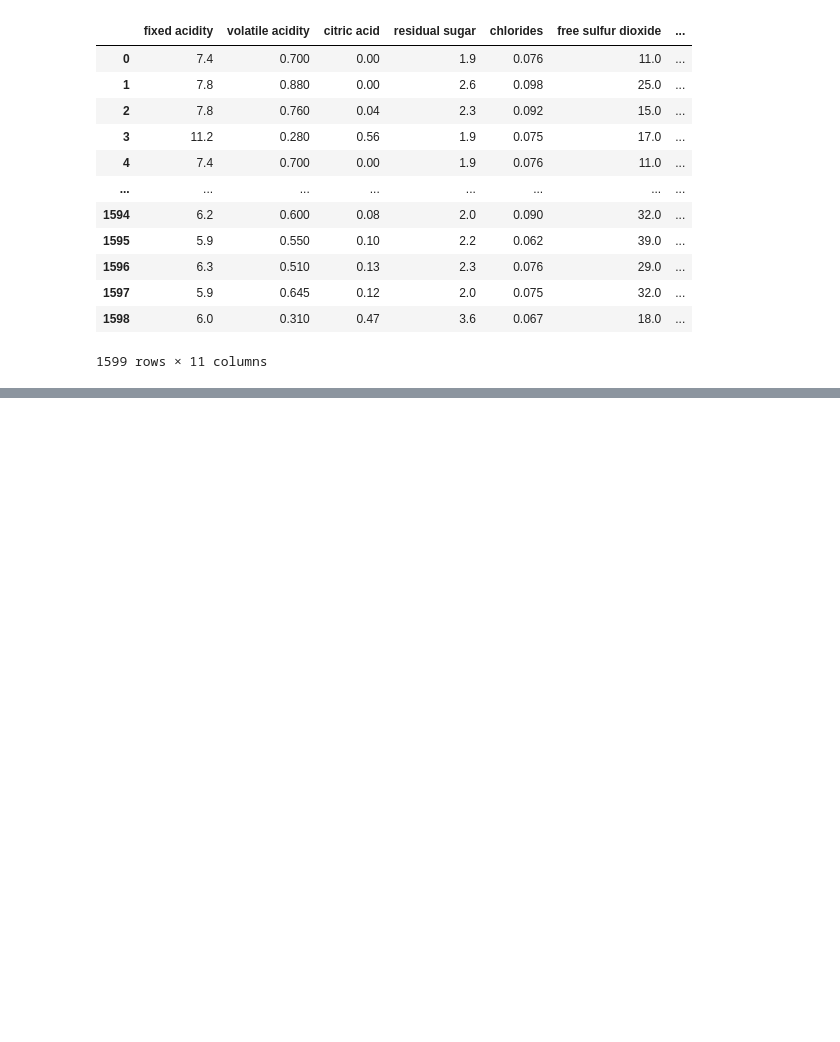
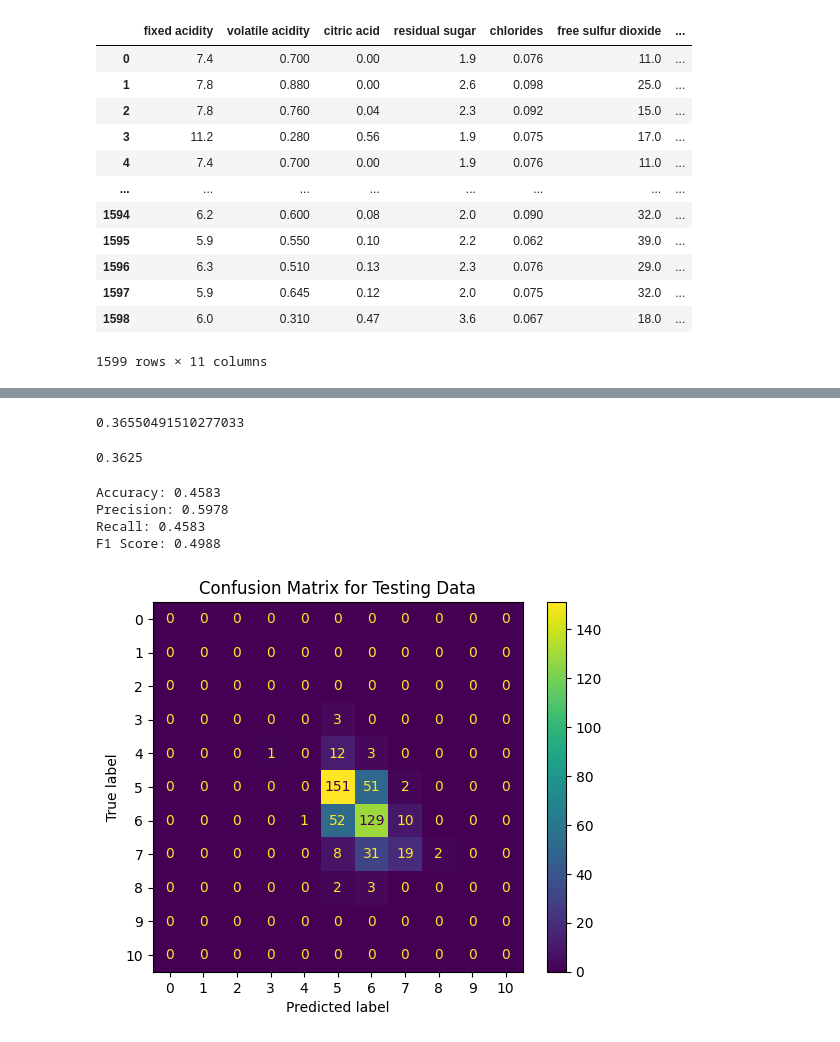
Before and after one commit to GeyzsoN/AI221, a Jupyter notebook: _gk_outputs/MEX 3/homena_mex_3.ipynb, the cells around one changed output, grey strips where cells are left out. Saved outputs shown, nothing was run; the diff lists cells and outputs as text; code cells hidden in the pictures; blank space fills up the shorter version.

```diff
--- a/_gk_outputs/MEX 3/homena_mex_3.ipynb
+++ b/_gk_outputs/MEX 3/homena_mex_3.ipynb
@@ -120,0 +180,18 @@ best_model = random_search.best_estimator_
+# %%
+oversample_pipeline = ImbPipeline([
+    ('scaler', StandardScaler()),
+    ('smote', SMOTE(random_state=42)),
+    ('svc', SVC(random_state=42))
+])
+random_search_oversample = RandomizedSearchCV(
+    oversample_pipeline,
+    parameters,
+    n_iter=2,
+    cv=5,
+    scoring='accuracy',
+    random_state=42,
+    n_jobs=-1
+)
+random_search_oversample.fit(X_train, y_train)
+best_model = random_search_oversample.best_estimator_
+best_model.score(X_train, y_train), best_model.score(X_test, y_test)
@@ -121,3 +217,41 @@ best_model = random_search.best_estimator_
+# %%
+best_model.score(X_train, y_train)
+# %% [output]
+0.36550491510277033
+# %%
+best_model.score(X_test, y_test)
+# %% [output]
+0.3625
+# %%
+y_pred_test = best_model.predict(X_test)
+
+accuracy = accuracy_score(y_test, y_pred_test)
+precision = precision_score(y_test, y_pred_test, average='weighted')
+recall = recall_score(y_test, y_pred_test, average='weighted')
+f1 = f1_score(y_test, y_pred_test, average='weighted')
+cfm = pd.DataFrame(
+    confusion_matrix(y_test, y_pred_test, labels=range(11)),
+    index=range(11),
+    columns=range(11)
+)
+
+print(f'Accuracy: {accuracy:.4f}')
+print(f'Precision: {precision:.4f}')
+print(f'Recall: {recall:.4f}')
+print(f'F1 Score: {f1:.4f}')
+# %% [output]
+Accuracy: 0.4583
+Precision: 0.5978
+Recall: 0.4583
+F1 Score: 0.4988
+# %%
+cm_display = ConfusionMatrixDisplay(confusion_matrix=cfm.values, display_labels=range(11))
+
+cm_display.plot()
+plt.title('Confusion Matrix for Testing Data')
+plt.show()
+# %% [output]
+[figure, added]
 # %%
 y_pred = best_model.predict(X_train)
 y_pred
```
Also changed, not shown: parts of 14 cells of this notebook.
